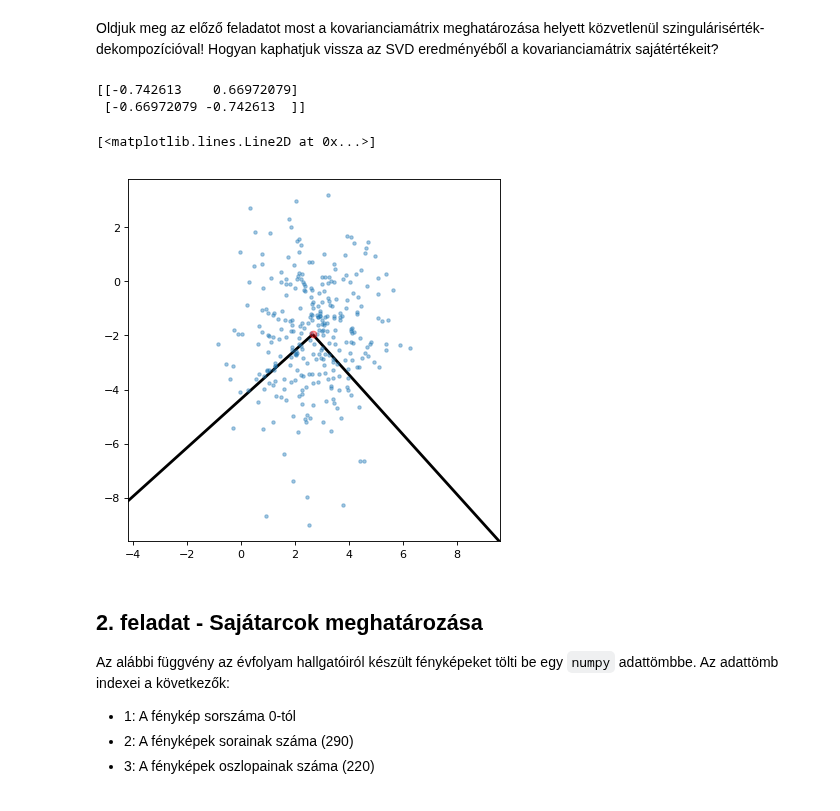
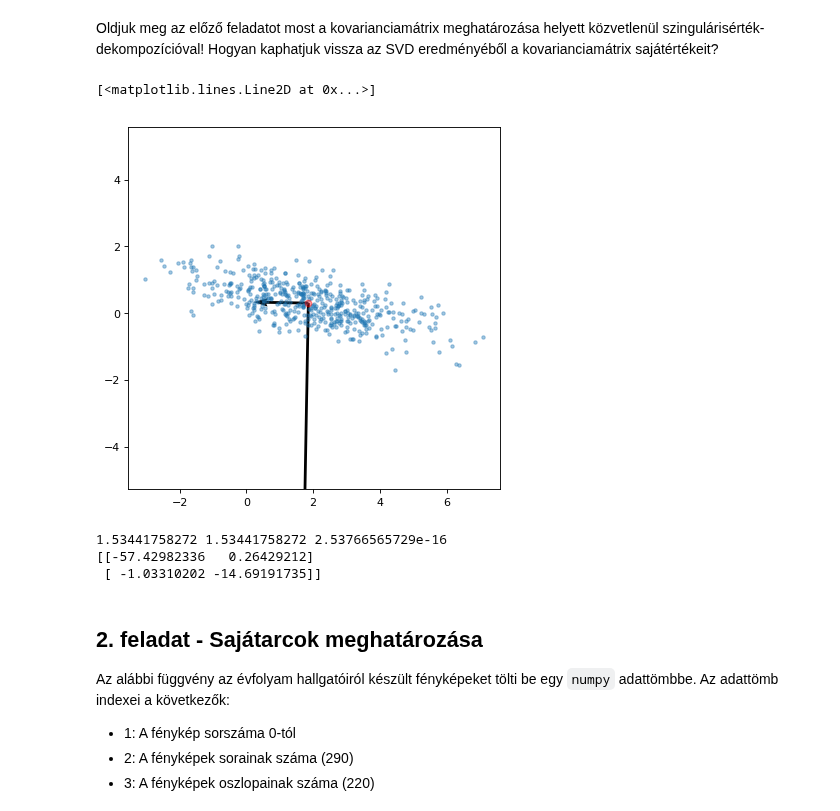
Before and after one commit to Tominano/Numerical-methods-of-physics-II, a Jupyter notebook: 5_feladatsor/5_feladat_Tomi.ipynb, the cells around one changed output. Cells and saved outputs as stored; diff of their text form; code cells hidden in the pictures.

```diff
--- a/5_feladatsor/5_feladat_Tomi.ipynb
+++ b/5_feladatsor/5_feladat_Tomi.ipynb
@@ -134,19 +126,17 @@ covariancia = linalg.inv(dot(transpose(genrand, axes = None),genrand))
 # %%
+genrand = gen_rand(500)
+genrand0 = genrand[:,0]
+genrand1 = genrand[:,1]
+
+covariancia = linalg.inv(dot(transpose(genrand, axes = None),genrand))
+#covariancia = cov(genrand[:,0],genrand[:,1])
+
+
 ertek,vektor=eig(covariancia) # Az A matrix sajatertekei es sajatvektorai
-vektor = conj(vektor)
+#vektor = conj(vektor)
 v1=vektor[:,0]
 v2=vektor[:,1]
-#A vektor hossza valóban egység
-#A sajátértékek
-#print(ertek[0],ertek[1])
 #Beállítom, hogy sajátérték hosszú legyen a vektor
 
 v1_norm= v1 *(abs(ertek[0]))
-v2_norm=v2 *(abs(ertek[1]))
-#Majd megnézem a hosszát
-c=sqrt((v1_norm[0])**2+(v1_norm[1])**2)
-d=sqrt((v2_norm[0])**2+(v2_norm[1])**2)
-#print(c,d)
-#megnézem, hogy merőleges-e
-print(v1,v2)
-print(v1_norm,v2_norm)
+v2_norm=v2 *abs((ertek[1]))
@@ -256,37 +241,31 @@ from numpy import array
 from scipy.linalg import svd
 # %%
 U, s, VT = svd(X, full_matrices=False)
-#print(U)
-#print(s)
-print(VT)
-vtper0 = VT[0]*s[0]
-vtper1 = VT[1]*s[1]
-#print(vtper)
-
+vtper0 = VT[0]*abs(s[1])
+vtper1 = VT[1]*abs(s[0])
 f=genrand.mean(axis=0)
 figure(num=None, figsize=(6, 6), dpi=80, facecolor='w', edgecolor='k')
 V = array([vtper0,vtper1])
 rot2 = [[-0.5,0],[0,0.5]]
-#V = V*rot2
-#V = transpose(V, axes = None)
+VR = V[:,1]*rot2
+VR = VR[:,0]+VR[:,1]
 origin = f[0], f[1] # origin point
 plot(genrand0,genrand1, '.',alpha=0.4)
 axis('equal');
-#xlim(-5,5)
-#ylim(-5,5)
-#plt.quiver(*origin, (ertek*vektor)[:,0], (ertek*vektor)[:,1], color=['r','b'], scale=21)
-quiver(*origin,10*VT[0],10*VT[1], scale=0)
+quiver(*origin,V[:,0],V[:,1],scale=100)
 plot(f[0],f[1],'ro',alpha=0.4)
 # %% [output]
-[[-0.742613    0.66972079]
- [-0.66972079 -0.742613  ]]
+[<matplotlib.lines.Line2D at 0x...>]
-[<matplotlib.lines.Line2D at 0x...>]
-[figure, old version]
+[figure, new version]
 # %%
 #X = P D Q^t, ellenörzés
 X_a = U @ diag(s) @ VT
 print(np.std(X), np.std(X_a), np.std(X - X_a))
 print(VT*s)
+# %% [output]
+1.53441758272 1.53441758272 2.53766565729e-16
+[[-57.42982336   0.26429212]
+ [ -1.03310202 -14.69191735]]
 # %% [markdown]
 ## 2. feladat - Sajátarcok meghatározása
 
```
Also changed, not shown: parts of 15 cells of this notebook.
